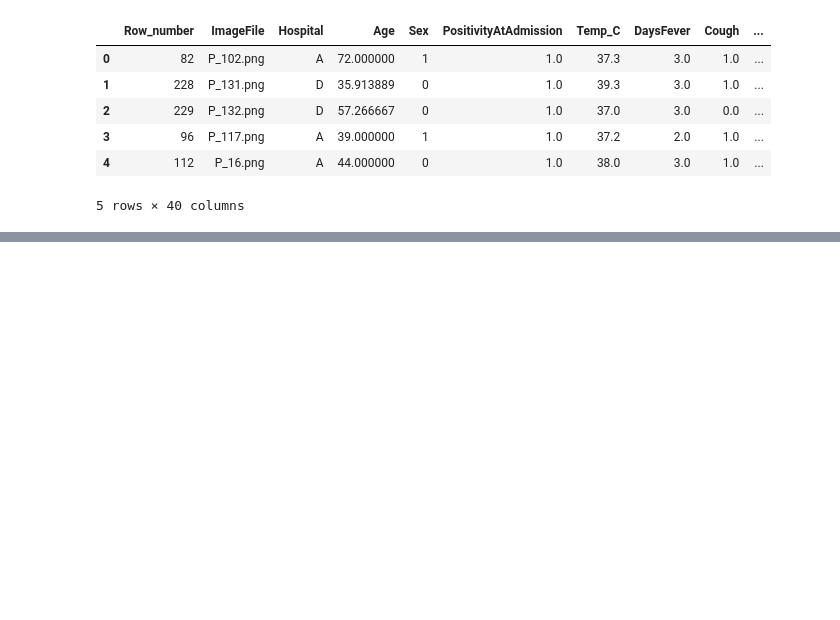
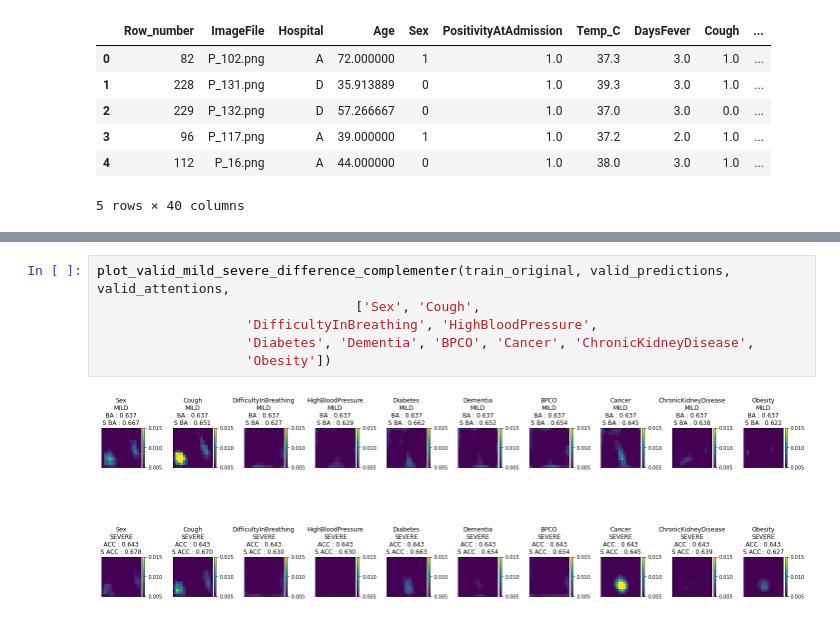
Before and after one commit to csabaiBio/ai4covid, a Jupyter notebook: notebooks/prediction_comparison_within_features.ipynb, the cells around one changed output, grey strips where cells are left out. Drawn from its saved outputs; the diff is of its cells as text; blank space fills up the shorter version.

```diff
--- a/notebooks/prediction_comparison_within_features.ipynb
+++ b/notebooks/prediction_comparison_within_features.ipynb
@@ -209,0 +334,8 @@ plot_test_mild_severe_difference_complementer(test_original, test_predictions, t
+# %%
+plot_valid_mild_severe_difference_complementer(train_original, valid_predictions, valid_attentions,
+                                 ['Sex', 'Cough',
+                   'DifficultyInBreathing', 'HighBloodPressure',
+                   'Diabetes', 'Dementia', 'BPCO', 'Cancer', 'ChronicKidneyDisease',
+                   'Obesity'])
+# %% [output]
+[figure, added]
```
Also changed, not shown: parts of 7 cells of this notebook, 1 other file.
